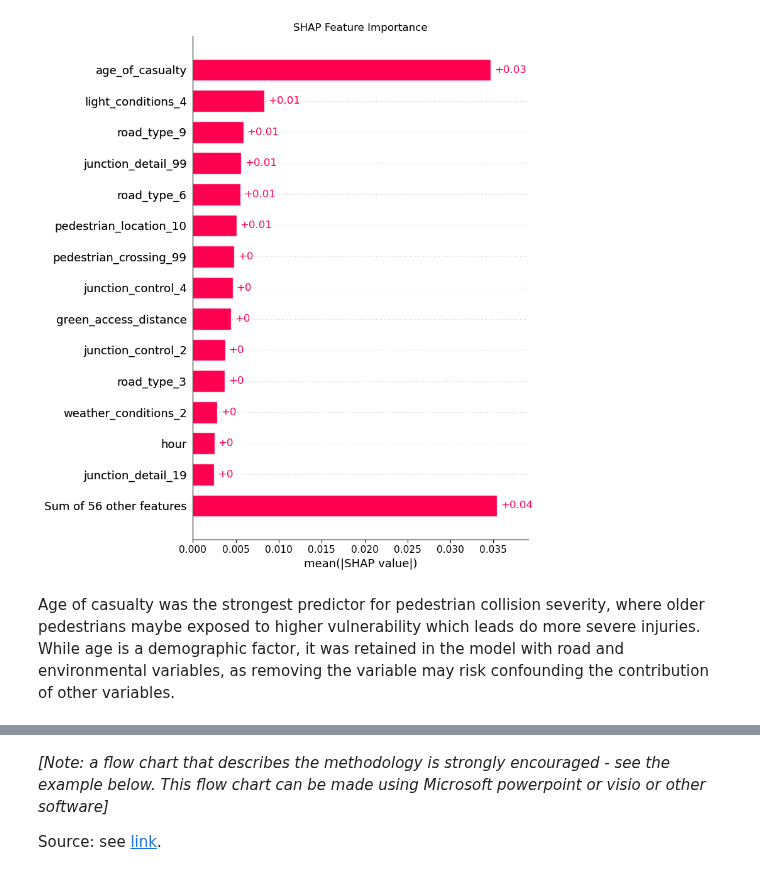
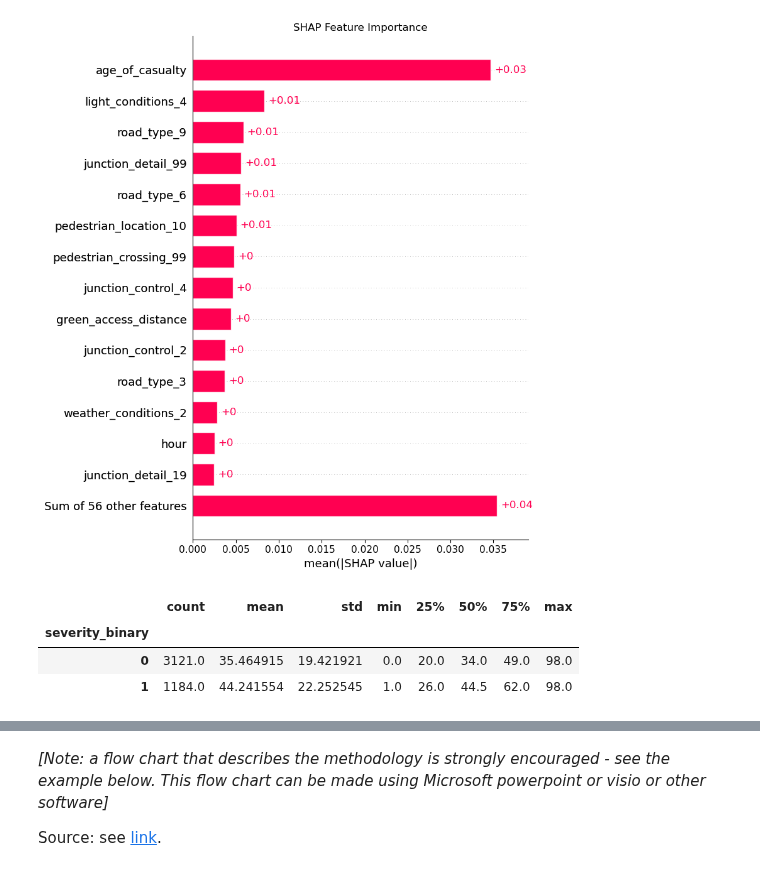
Before and after one commit to christychoicc/DSSS_Coursework, a Jupyter notebook: DSSS_Submission.ipynb, the cells around one changed output, grey strips where cells are left out. Cells and saved outputs as stored; diff of their text form; code cells hidden in the pictures.

```diff
--- a/DSSS_Submission.ipynb
+++ b/DSSS_Submission.ipynb
@@ -953,5 +939,11 @@ plt.tight_layout()
 plt.show()
 # %% [output]
 [figure]
-# %% [markdown]
-Age of casualty was the strongest predictor for pedestrian collision severity, where older pedestrians maybe exposed to higher vulnerability which leads do more severe injuries. While age is a demographic factor, it was retained in the model with road and environmental variables, as removing the variable may risk confounding the contribution of other variables.
+# %%
+# Since age of casualty has higher feature importance, look at the summary stats:
+df_clean.groupby('severity_binary')['age_of_casualty'].describe()
+# %% [output]
+|  | count | mean | std | min | 25% | 50% | 75% | max |
+| severity_binary |  |  |  |  |  |  |  |  |
+| 0 | 3121.0 | 35.464915 | 19.421921 | 0.0 | 20.0 | 34.0 | 49.0 | 98.0 |
+| 1 | 1184.0 | 44.241554 | 22.252545 | 1.0 | 26.0 | 44.5 | 62.0 | 98.0 |
```
Also changed, not shown: parts of 10 cells of this notebook.
